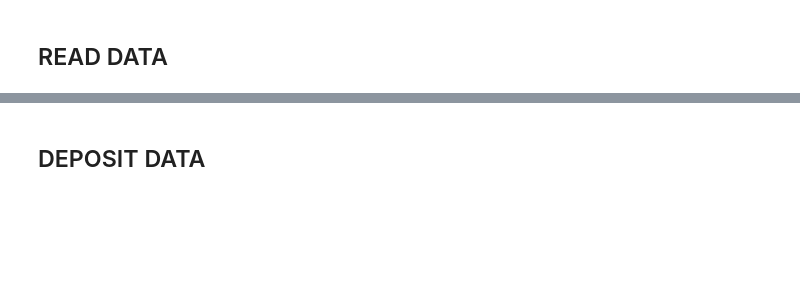
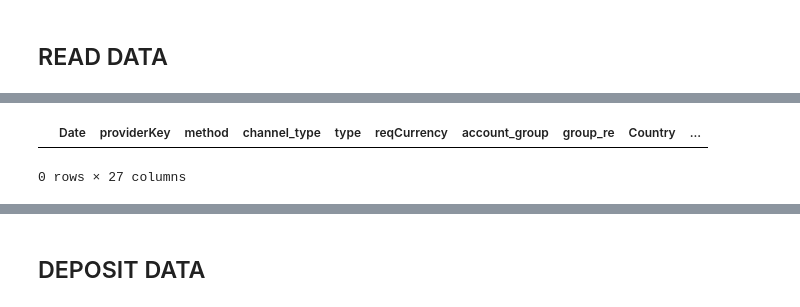
Before and after one commit to Cody0002/PGW-Health-Pipeline, a Jupyter notebook: transform_data.ipynb, the cells around one changed output, grey strips where cells are left out. Drawn from its saved outputs; the diff is of its cells as text; code cells hidden in the pictures; blank space fills up the shorter version.

```diff
--- a/transform_data.ipynb
+++ b/transform_data.ipynb
@@ -56,6 +60,11 @@ dim_brand_v2.columns = ["brand", "account_group", "group_re"]
 # dim_brand_v2.loc[(dim_brand_v2["group_re"] != 'KZP') & (dim_brand_v2["group_re"] != 'KZo'), 'group_re'] = 'KZO'
 # %%
 dim_brand_v2["brand"] = dim_brand_v2["brand"].str.upper().str.strip()
+# %%
+df[((df["status"] == "completed") | (df["status"] == "timeout") | (df["status"] == "error")) & (df["Country"] == "BD")]
+# %% [output]
+|  | Date | providerKey | method | channel_type | type | reqCurrency | account_group | group_re | Country | ... |
+0 rows × 27 columns
 # %%
 df = df[[i for i in df.columns if i not in ["group_re", "account_group"]]].merge(dim_brand_v2, on = "brand", how = "left")
 # %%
```
Also changed, not shown: parts of 23 cells of this notebook, 2 other files.
